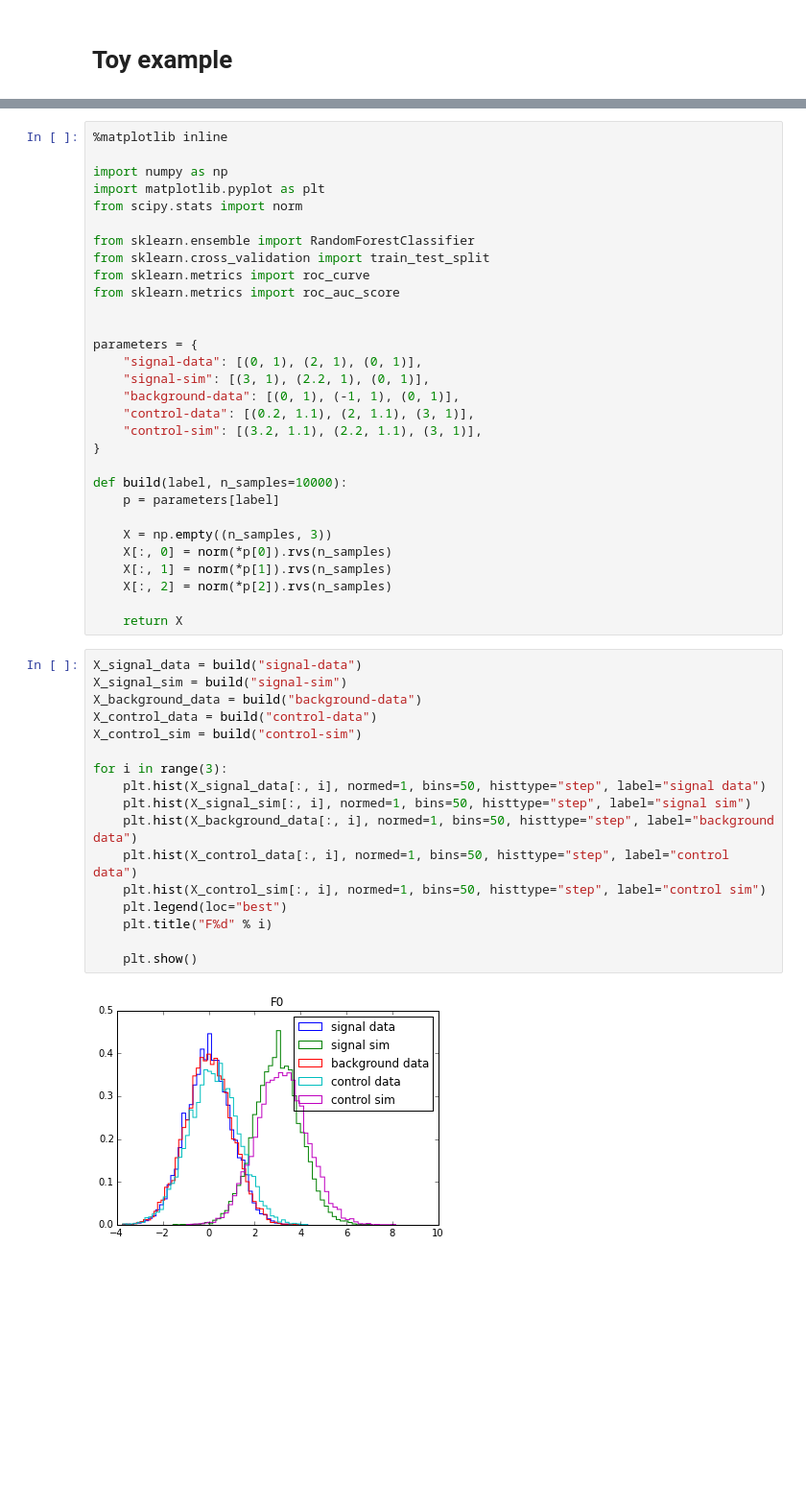
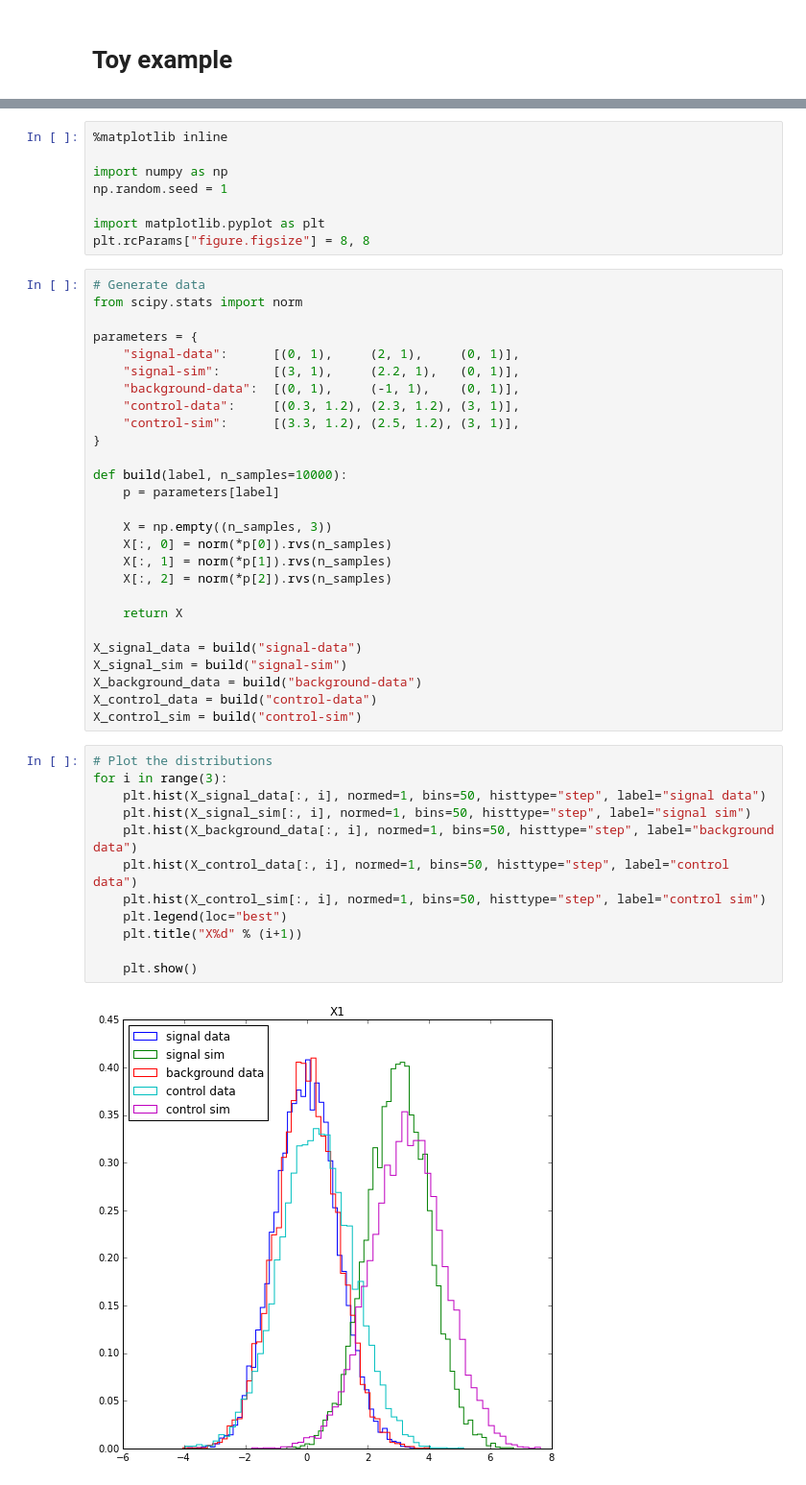
Before and after one commit to glouppe/notebooks, a Jupyter notebook: Classification with a control channel.ipynb, the cells around one changed output, grey strips where cells are left out. Shown at 96% size. Drawn from its saved outputs; the diff is of its cells as text; blank space fills up the shorter version.

```diff
--- a/Classification with a control channel.ipynb
+++ b/Classification with a control channel.ipynb
@@ -62,22 +69,21 @@ As an illustrative example, let us consider
+# %%
+%matplotlib inline
+
+import numpy as np
+np.random.seed = 1
+
+import matplotlib.pyplot as plt
+plt.rcParams["figure.figsize"] = 8, 8
 # %%
-%matplotlib inline
-
-import numpy as np
-import matplotlib.pyplot as plt
+# Generate data
 from scipy.stats import norm
 
-from sklearn.ensemble import RandomForestClassifier
-from sklearn.cross_validation import train_test_split
-from sklearn.metrics import roc_curve
-from sklearn.metrics import roc_auc_score
-
-
 parameters = {
-    "signal-data": [(0, 1), (2, 1), (0, 1)],
-    "signal-sim": [(3, 1), (2.2, 1), (0, 1)],
-    "background-data": [(0, 1), (-1, 1), (0, 1)],
-    "control-data": [(0.2, 1.1), (2, 1.1), (3, 1)],
-    "control-sim": [(3.2, 1.1), (2.2, 1.1), (3, 1)],
+    "signal-data":      [(0, 1),     (2, 1),     (0, 1)],
+    "signal-sim":       [(3, 1),     (2.2, 1),   (0, 1)],
+    "background-data":  [(0, 1),     (-1, 1),    (0, 1)],
+    "control-data":     [(0.3, 1.2), (2.3, 1.2), (3, 1)],
+    "control-sim":      [(3.3, 1.2), (2.5, 1.2), (3, 1)],
 }
 
 def build(label, n_samples=10000):
@@ -89,22 +95,23 @@ def build(label, n_samples=10000):
     X[:, 2] = norm(*p[2]).rvs(n_samples)
 
     return X
+
+X_signal_data = build("signal-data")
+X_signal_sim = build("signal-sim")
+X_background_data = build("background-data")
+X_control_data = build("control-data")
+X_control_sim = build("control-sim")
 # %%
-X_signal_data = build("signal-data")
-X_signal_sim = build("signal-sim")
-X_background_data = build("background-data")
-X_control_data = build("control-data")
-X_control_sim = build("control-sim")
-
+# Plot the distributions
 for i in range(3):
     plt.hist(X_signal_data[:, i], normed=1, bins=50, histtype="step", label="signal data")
     plt.hist(X_signal_sim[:, i], normed=1, bins=50, histtype="step", label="signal sim")
     plt.hist(X_background_data[:, i], normed=1, bins=50, histtype="step", label="background data")
     plt.hist(X_control_data[:, i], normed=1, bins=50, histtype="step", label="control data")
     plt.hist(X_control_sim[:, i], normed=1, bins=50, histtype="step", label="control sim")
     plt.legend(loc="best")
-    plt.title("F%d" % i)
+    plt.title("X%d" % (i+1))
 
     plt.show()
 # %% [output]
-[figure, old version]
+[figure, new version]
```
Also changed, not shown: parts of 27 cells of this notebook.
